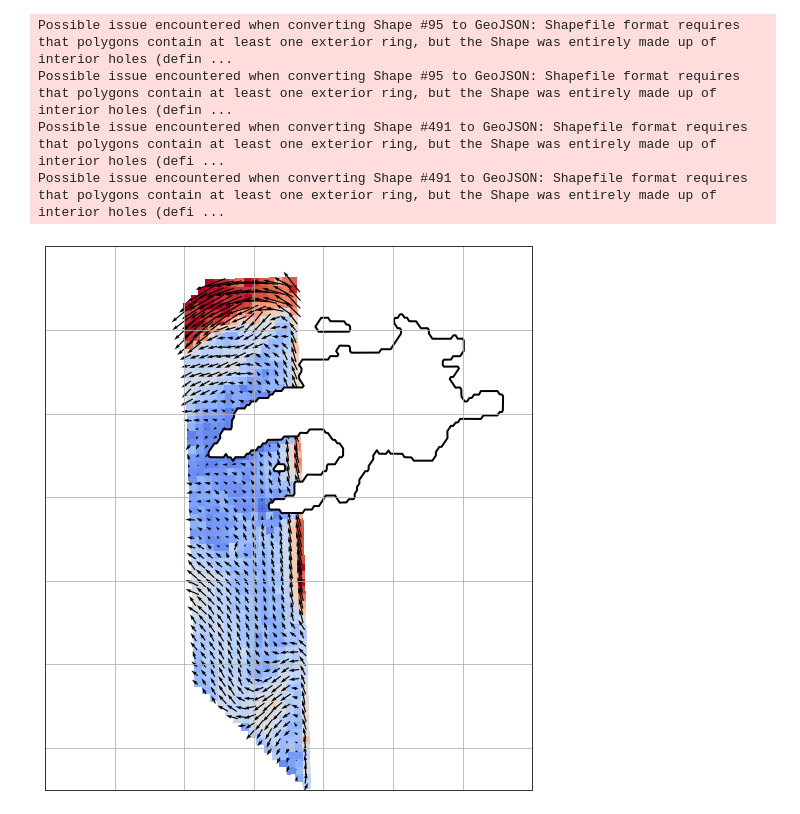
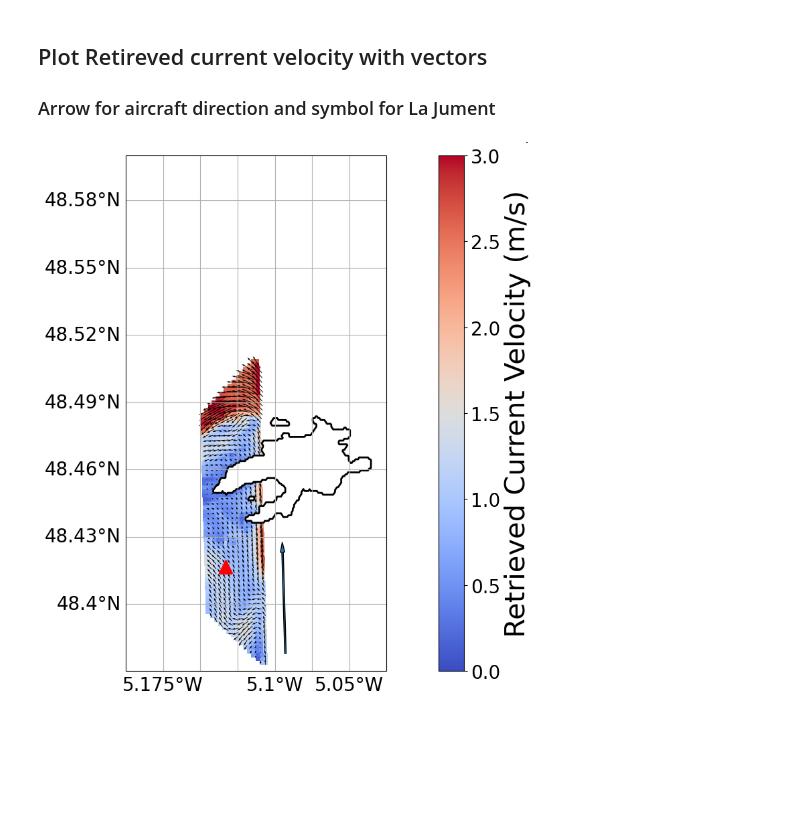
Before and after one commit to ACHMartin/seastar_project, a Jupyter notebook: OSCAR_Ushant_L1b.ipynb, the cells around one changed output. Cells and saved outputs as stored; diff of their text form; code cells hidden in the pictures; blank space fills up the shorter version.

```diff
--- a/OSCAR_Ushant_L1b.ipynb
+++ b/OSCAR_Ushant_L1b.ipynb
@@ -128,6 +140,9 @@ AROME_winds = xr.concat(list(AROME_dict.values()),
                        join='outer')
 del AROME_dict
 ds_L2 = dict()
+sar_pixel_size=8
+rolling_window_metres=200
+rolling_window = int(round(rolling_window_metres/sar_pixel_size))
 for track in ds_L1b.keys():
 
     # Generating geophysical data fields for GMF doppler computation
@@ -141,7 +156,12 @@ for track in ds_L1b.keys():
     aux = ss.oscar.level1.init_auxiliary(ds_L1b[track], wind_speed.data, wind_direction.data)
     # Compute RSC
     #ds_L1b[track] = ss.oscar.level1.compute_radial_surface_current(ds_L1b[track], aux, gmf='mouche12')
-    ds_L1b[track]  = compute_radial_surface_current(ds_L1b[track] , aux, gmf='mouche12')
+    #ds_L1b[track]  = compute_radial_surface_current(ds_L1b[track] , aux, gmf='mouche12')
+    rsc = [compute_radial_surface_current(ds_L1b[track].sel(Antenna=a), aux, gmf='mouche12') for a in antenna_ident]
+    ds_L1b[track]['RadialSurfaceCurrent'] = xr.concat(rsc, 'Antenna',join='outer')
+    ds_L1b[track]['RadialSurfaceCurrent'] = ds_L1b[track].RadialSurfaceCurrent\
+        .rolling(CrossRange=rolling_window, center=True).mean()\
+        .rolling(GroundRange=rolling_window, center=True).mean()
     #L2 Processing
     # Initialise l2 dataset
     ds_L2[track] = ss.oscar.level1.init_level2(ds_L1b[track])
@@ -149,4 +169,7 @@ for track in ds_L1b.keys():
     ds_L2[track] = seastar.retrieval.level2.compute_current_magnitude_and_direction(ds_L1b[track], ds_L2[track])
     # Compute current vectors
     ds_L2[track]['CurrentVectorUComponent'], ds_L2[track]['CurrentVectorVComponent'] =\
-    ss.utils.tools.currentVelDir2UV(ds_L2[track]['CurrentMagnitude'], ds_L2[track]['CurrentDirection'])
+    ss.utils.tools.currentVelDir2UV(ds_L2[track]['CurrentVelocity'], ds_L2[track]['CurrentDirection'])
+    #if list(ds_L2[track].dims.keys())[0] == 'GroundRange':
+    #    ds_L2[track] = ds_L2[track][["CrossRange","GroundRange"]]
+print('Done...')
@@ -399,20 +497,19 @@ NameError: name 'fig_folder' is not defined
+# %% [markdown]
+## Plot Retireved current velocity with vectors
+### Arrow for aircraft direction and symbol for La Jument
 # %%
 track='Track_1'
 tracktime = str(np.datetime64(ds_L1b[track].sel(Antenna='Mid').TrackTime.data,'m'))
-# Plot current magnitude with u,v vectors overlain, geographic coordinates
 plot_pixel_size = 200 #pixel size in metres
 sar_pixel_size = 8
 c_factor_image = int(plot_pixel_size / sar_pixel_size)
-#c_factor = 1 # Coarsening factor
 q_factor = 30 # Quiver plot scaling factor
-
-
 fig = plt.figure(figsize=(20, 10))
 ax = fig.add_subplot(1,1,1, projection=ccrs.Mercator())
 im=ds_L2[track]\
 .coarsen(GroundRange=c_factor_image,boundary='trim').mean()\
 .coarsen(CrossRange=c_factor_image,boundary='trim').mean()\
-.CurrentMagnitude.plot(
+.CurrentVelocity.plot(
     y='latitude',
     x='longitude',
     robust=True,
@@ -423,61 +520,51 @@ im=ds_L2[track]\
 )
 ds_L2[track]\
 .coarsen(GroundRange=q_factor,boundary='trim').mean()\
 .coarsen(CrossRange=q_factor,boundary='trim').mean()\
 .plot.quiver(
     x='longitude',
     y='latitude',
     u='CurrentVectorUComponent',
     v='CurrentVectorVComponent',
     scale=50,
     angles='xy',
     robust=True,
     transform=ccrs.PlateCarree()
 )
-
-#plt.title(ds_L1b[track].attrs['Title'])
-gl=ax.gridlines(draw_labels=False)
+gl=ax.gridlines(draw_labels=True)
 gl.top_labels=False
 gl.right_labels=False
+ax.set_extent([-5.2, -5.025, 48.37, 48.6], crs=ccrs.PlateCarree())
+ax.add_feature(cfeature.GSHHSFeature(scale='full',facecolor='white'), linewidth=2)
+cbar = plt.colorbar(im)
+cbar.set_label('Retrieved Current Velocity (m/s)',fontsize=30)
+plt.plot(-5.13305, 48.4166, marker="^", color='r', markersize=15, transform=ccrs.PlateCarree())
+x0 = ds_L2[track].longitude.isel(CrossRange=0, GroundRange=0)
+y0 = ds_L2[track].latitude.isel(CrossRange=0, GroundRange=0)
+dx = ds_L2[track].longitude.isel(CrossRange=-1, GroundRange=0) - ds_L2[track].longitude.isel(CrossRange=0, GroundRange=0)
+dy = ds_L2[track].latitude.isel(CrossRange=-1, GroundRange=0) - ds_L2[track].latitude.isel(CrossRange=0, GroundRange=0)
+x_shift = 0.01
+y_shift = 0.05
+ascale = 0.2
 
-gl.bottom_labels=False
-gl.left_labels=False
+plt.arrow(x0 + x_shift,
+          y0 + y_shift,
+          dx*ascale,
+          dy*ascale,
+          transform=ccrs.PlateCarree(),
+          zorder=10)
+plt.show()
 
-ax.set_extent([-5.2, -5.025, 48.37, 48.5], crs=ccrs.PlateCarree())
-#with warnings.catch_warnings():
-#    warnings.simplefilter("ignore", category=Warning)
-ax.add_feature(cfeature.GSHHSFeature(scale='full',facecolor='white'), linewidth=2)
 
-#cbar = plt.colorbar(im)
-#cbar.set_label('RSC velocity (m/s)',fontsize=30)
-
-#plt.plot((-5.13305, 48.4166), marker="^", color='r', markersize=2)
-#plt.show()
-
-SMALL_SIZE = 20
-MEDIUM_SIZE = 10
-BIGGER_SIZE = 12
-
-plt.rc('font', size=SMALL_SIZE)          # controls default text sizes
-plt.rc('axes', titlesize=SMALL_SIZE)     # fontsize of the axes title
-plt.rc('axes', labelsize=MEDIUM_SIZE)    # fontsize of the x and y labels
-plt.rc('xtick', labelsize=SMALL_SIZE)    # fontsize of the tick labels
-plt.rc('ytick', labelsize=SMALL_SIZE)    # fontsize of the tick labels
-plt.rc('legend', fontsize=SMALL_SIZE)    # legend fontsize
-plt.rc('figure', titlesize=BIGGER_SIZE)  # fontsize of the figure title
 
 #plt.title('OSCAR Retrieved surface current velocity \n'
 #              + str(np.datetime64(ds_L1b[track].sel(Antenna='Mid').TrackTime.data,'m'))
 #              +'\n'
 #              + 'Data version = ' + version
 #             )
 #
 #plt.savefig(fig_folder + 'OSCAR_RSC_20220517_new_transparent.png', dpi=150, bbox_inches='tight', transparent=True)
 #plt.savefig(fig_folder + 'RSC_magnitude.png', dpi=150)
 #ax.set_xlabel('Latitude', fontsize=14)
 # %% [output]
-Possible issue encountered when converting Shape #95 to GeoJSON: Shapefile format requires that polygons contain at least one exterior ring, but the Shape was entirely made up of interior holes (defin ...
-Possible issue encountered when converting Shape #95 to GeoJSON: Shapefile format requires that polygons contain at least one exterior ring, but the Shape was entirely made up of interior holes (defin ...
-Possible issue encountered when converting Shape #491 to GeoJSON: Shapefile format requires that polygons contain at least one exterior ring, but the Shape was entirely made up of interior holes (defi ...
-Possible issue encountered when converting Shape #491 to GeoJSON: Shapefile format requires that polygons contain at least one exterior ring, but the Shape was entirely made up of interior holes (defi ...
-[figure, old version]
+[figure, new version]
```
Also changed, not shown: parts of 47 cells of this notebook, 2 other files.
